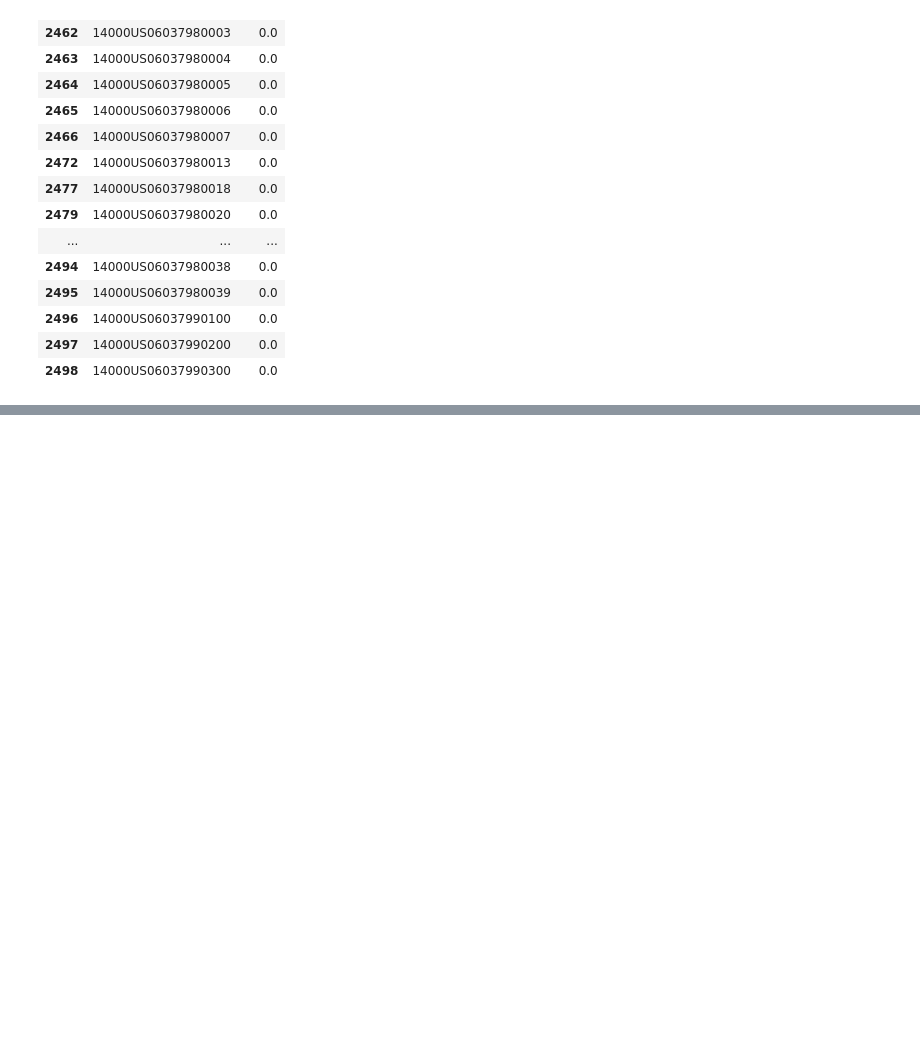
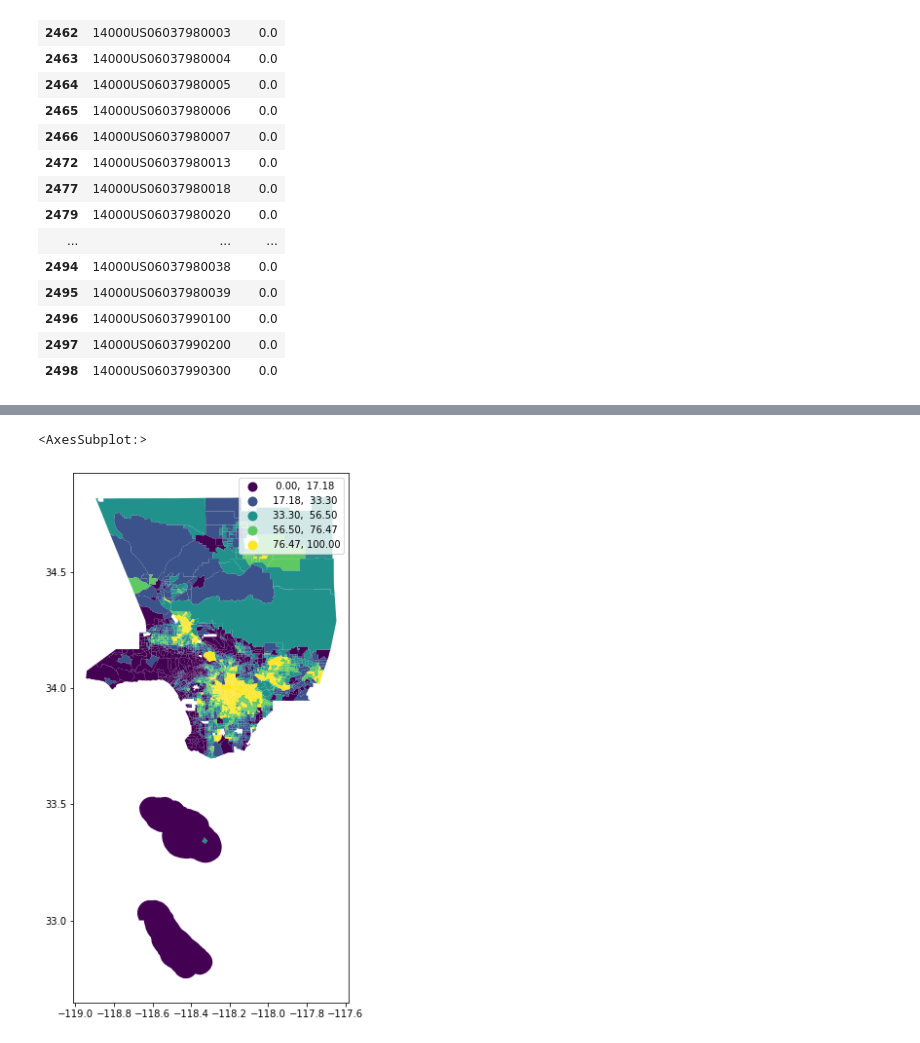
Before and after one commit to Rishiraj-singh7/Census-Data-Mapping, a Jupyter notebook: main.ipynb, the cells around one changed output, grey strips where cells are left out. Cells and saved outputs as stored; diff of their text form; code cells hidden in the pictures; blank space fills up the shorter version.

```diff
--- a/main.ipynb
+++ b/main.ipynb
@@ -429,0 +504,8 @@ gdf_no_pop[['geoid','Total']]
+# %%
+gdf.plot(figsize=(12,10),
+                 column='Percent Hispanic',
+                 legend=True,
+                 scheme='quantiles')
+# %% [output]
+<AxesSubplot:>
+[figure, added]
```
Also changed, not shown: parts of 16 cells of this notebook.
